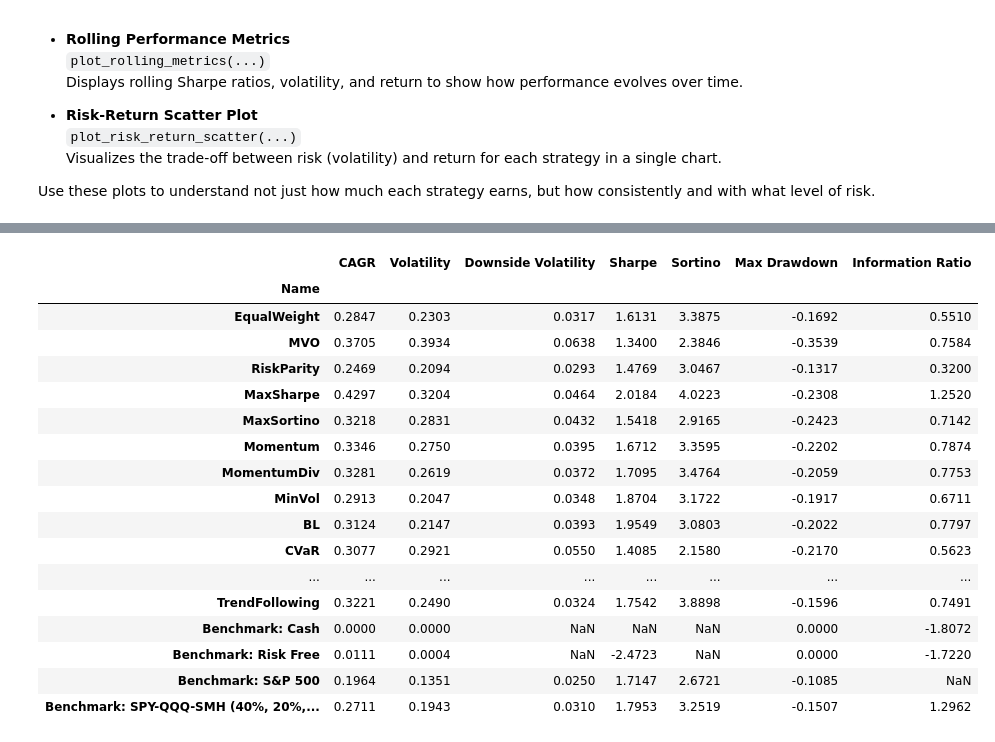
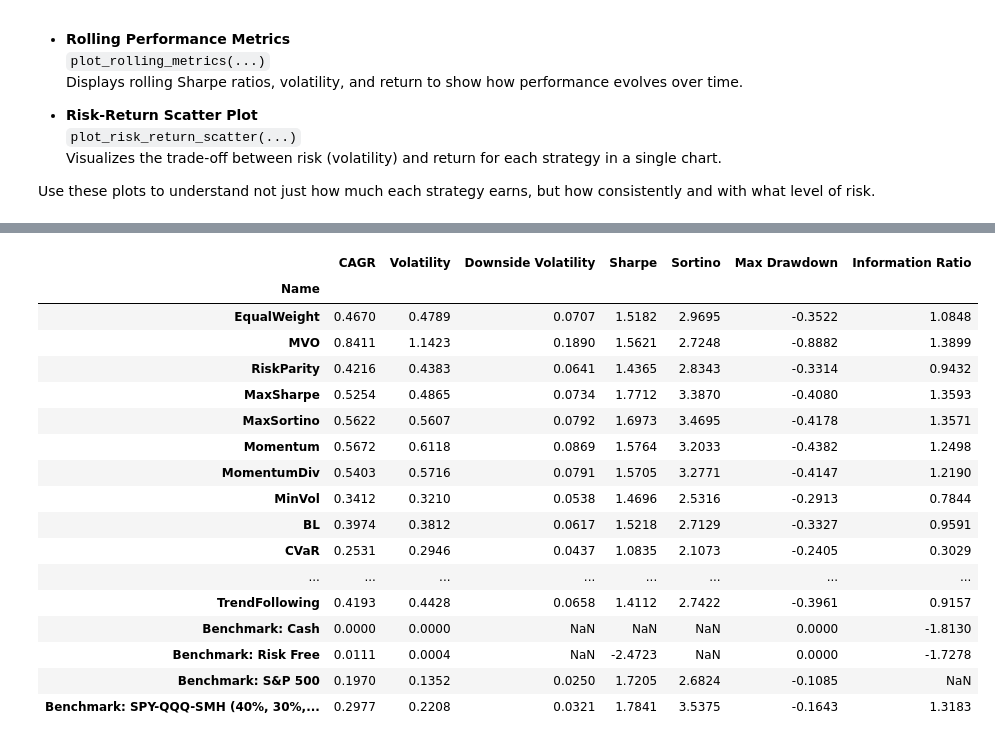
Before and after one commit to akentai/Personal-Portfolio-Optimization, a Jupyter notebook: examples/run_multiple_strategies.ipynb, the cells around one changed output, grey strips where cells are left out. Cells and saved outputs as stored; diff of their text form; code cells hidden in the pictures.

```diff
--- a/examples/run_multiple_strategies.ipynb
+++ b/examples/run_multiple_strategies.ipynb
@@ -171,8 +184,19 @@ spy_benchmark = build_spy_benchmark(dates, initial_capital, monthly_cash)
 # QQQ: Technlogy ETF
 # SMH: Semi-conductor ETF
 etfs = ['SPY', 'QQQ', 'SMH']
-etf_benchmark = build_custom_benchmark(dates, initial_capital, monthly_cash, etfs, weights=[0.4, 0.2, 0.4])
+etf_benchmark = build_custom_benchmark(dates, initial_capital, monthly_cash, etfs, weights=[0.4, 0.3, 0.3])
 
+tickers_dca = [
+    "MSFT",   # Microsoft
+    "AMZN",   # Amazon
+    "GOOG",   # Alphabet (Class C)
+    #"NVDA",   # Nvidia
+    "TSM",    # Taiwan Semiconductor
+    "ASML",   # ASML Holding
+    "AVGO",   # Broadcom
+    "META",   # Meta Platforms
+]
+dca_benchmark = build_custom_benchmark(dates, initial_capital, monthly_cash, tickers_dca, weights=[1/len(tickers_dca)]*len(tickers_dca))
 #
 # You can build a custom benchmark with different ETFs or stocks to compare against
 # Each monthly cash inflow is added to the benchmark portfolio based on the defined weights (e.g., 50% SPY, 40% QQQ, 10% VYM)
@@ -226,24 +250,24 @@ plot_risk_return_scatter(results, monthly_cash, benchmarks)
 #     plot_strategy(strategy_results, monthly_cash, benchmarks, title=strategy_name)
 # %%
 # Compute and display strategy metrics
-metrics_table = compute_strategy_metrics(results, monthly_cash=2000, benchmarks=benchmarks, risk_free_rate=0.0125, key_benchmark=spy_benchmark)
+metrics_table = compute_strategy_metrics(results, monthly_cash=monthly_cash, benchmarks=benchmarks, risk_free_rate=0.0125, key_benchmark=spy_benchmark)
 display(metrics_table)
 # %% [output]
 |  | CAGR | Volatility | Downside Volatility | Sharpe | Sortino | Max Drawdown | Information Ratio |
 | Name |  |  |  |  |  |  |  |
-| EqualWeight | 0.2847 | 0.2303 | 0.0317 | 1.6131 | 3.3875 | -0.1692 | 0.5510 |
-| MVO | 0.3705 | 0.3934 | 0.0638 | 1.3400 | 2.3846 | -0.3539 | 0.7584 |
-| RiskParity | 0.2469 | 0.2094 | 0.0293 | 1.4769 | 3.0467 | -0.1317 | 0.3200 |
-| MaxSharpe | 0.4297 | 0.3204 | 0.0464 | 2.0184 | 4.0223 | -0.2308 | 1.2520 |
-| MaxSortino | 0.3218 | 0.2831 | 0.0432 | 1.5418 | 2.9165 | -0.2423 | 0.7142 |
-| Momentum | 0.3346 | 0.2750 | 0.0395 | 1.6712 | 3.3595 | -0.2202 | 0.7874 |
-| MomentumDiv | 0.3281 | 0.2619 | 0.0372 | 1.7095 | 3.4764 | -0.2059 | 0.7753 |
-| MinVol | 0.2913 | 0.2047 | 0.0348 | 1.8704 | 3.1722 | -0.1917 | 0.6711 |
-| BL | 0.3124 | 0.2147 | 0.0393 | 1.9549 | 3.0803 | -0.2022 | 0.7797 |
-| CVaR | 0.3077 | 0.2921 | 0.0550 | 1.4085 | 2.1580 | -0.2170 | 0.5623 |
+| EqualWeight | 0.4670 | 0.4789 | 0.0707 | 1.5182 | 2.9695 | -0.3522 | 1.0848 |
+| MVO | 0.8411 | 1.1423 | 0.1890 | 1.5621 | 2.7248 | -0.8882 | 1.3899 |
+| RiskParity | 0.4216 | 0.4383 | 0.0641 | 1.4365 | 2.8343 | -0.3314 | 0.9432 |
+| MaxSharpe | 0.5254 | 0.4865 | 0.0734 | 1.7712 | 3.3870 | -0.4080 | 1.3593 |
+| MaxSortino | 0.5622 | 0.5607 | 0.0792 | 1.6973 | 3.4695 | -0.4178 | 1.3571 |
+| Momentum | 0.5672 | 0.6118 | 0.0869 | 1.5764 | 3.2033 | -0.4382 | 1.2498 |
+| MomentumDiv | 0.5403 | 0.5716 | 0.0791 | 1.5705 | 3.2771 | -0.4147 | 1.2190 |
+| MinVol | 0.3412 | 0.3210 | 0.0538 | 1.4696 | 2.5316 | -0.2913 | 0.7844 |
+| BL | 0.3974 | 0.3812 | 0.0617 | 1.5218 | 2.7129 | -0.3327 | 0.9591 |
+| CVaR | 0.2531 | 0.2946 | 0.0437 | 1.0835 | 2.1073 | -0.2405 | 0.3029 |
 | ... | ... | ... | ... | ... | ... | ... | ... |
-| TrendFollowing | 0.3221 | 0.2490 | 0.0324 | 1.7542 | 3.8898 | -0.1596 | 0.7491 |
-| Benchmark: Cash | 0.0000 | 0.0000 | NaN | NaN | NaN | 0.0000 | -1.8072 |
-| Benchmark: Risk Free | 0.0111 | 0.0004 | NaN | -2.4723 | NaN | 0.0000 | -1.7220 |
-| Benchmark: S&P 500 | 0.1964 | 0.1351 | 0.0250 | 1.7147 | 2.6721 | -0.1085 | NaN |
-| Benchmark: SPY-QQQ-SMH (40%, 20%,... | 0.2711 | 0.1943 | 0.0310 | 1.7953 | 3.2519 | -0.1507 | 1.2962 |
+| TrendFollowing | 0.4193 | 0.4428 | 0.0658 | 1.4112 | 2.7422 | -0.3961 | 0.9157 |
+| Benchmark: Cash | 0.0000 | 0.0000 | NaN | NaN | NaN | 0.0000 | -1.8130 |
+| Benchmark: Risk Free | 0.0111 | 0.0004 | NaN | -2.4723 | NaN | 0.0000 | -1.7278 |
+| Benchmark: S&P 500 | 0.1970 | 0.1352 | 0.0250 | 1.7205 | 2.6824 | -0.1085 | NaN |
+| Benchmark: SPY-QQQ-SMH (40%, 30%,... | 0.2977 | 0.2208 | 0.0321 | 1.7841 | 3.5375 | -0.1643 | 1.3183 |
```
Also changed, not shown: parts of 3 cells of this notebook, 3 other files.
